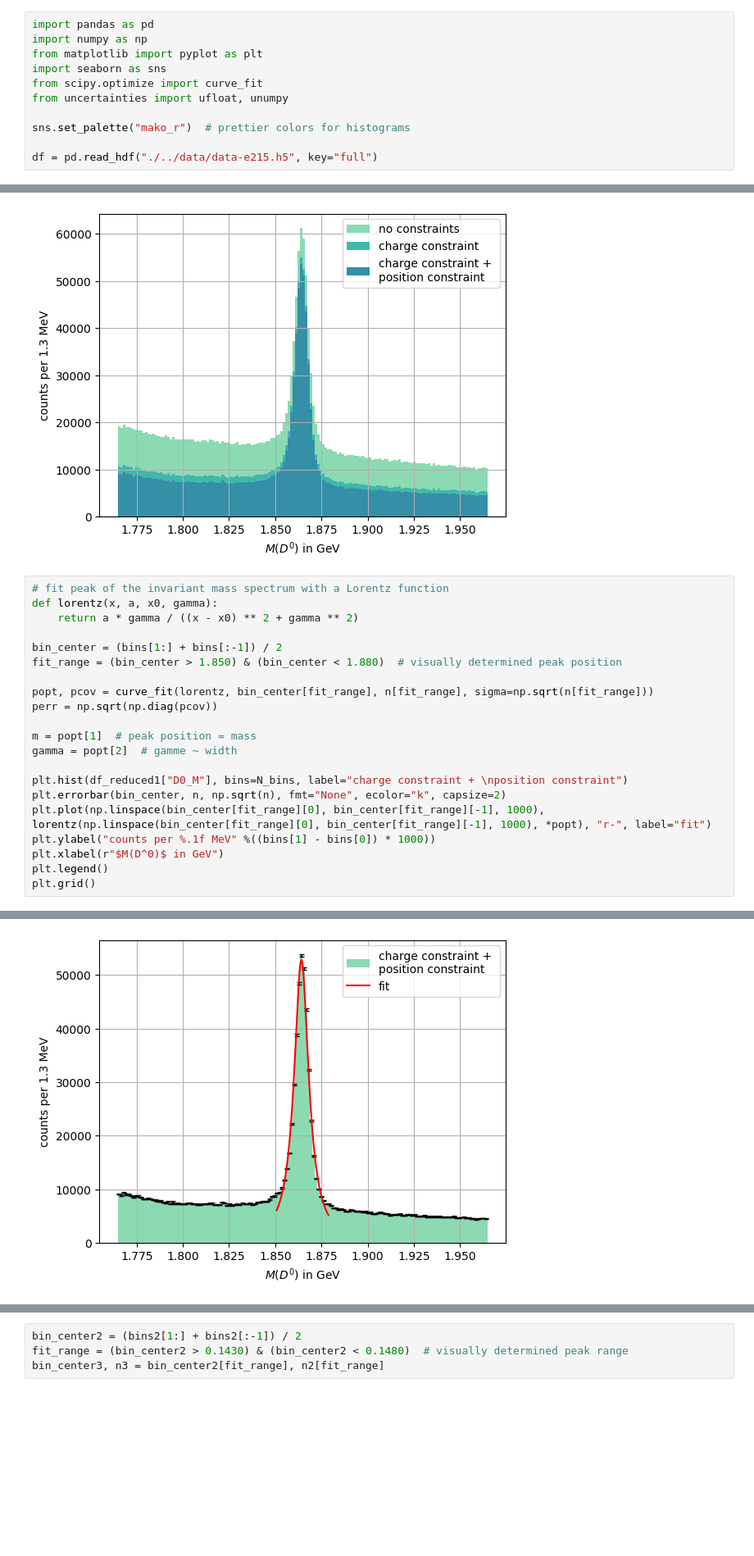
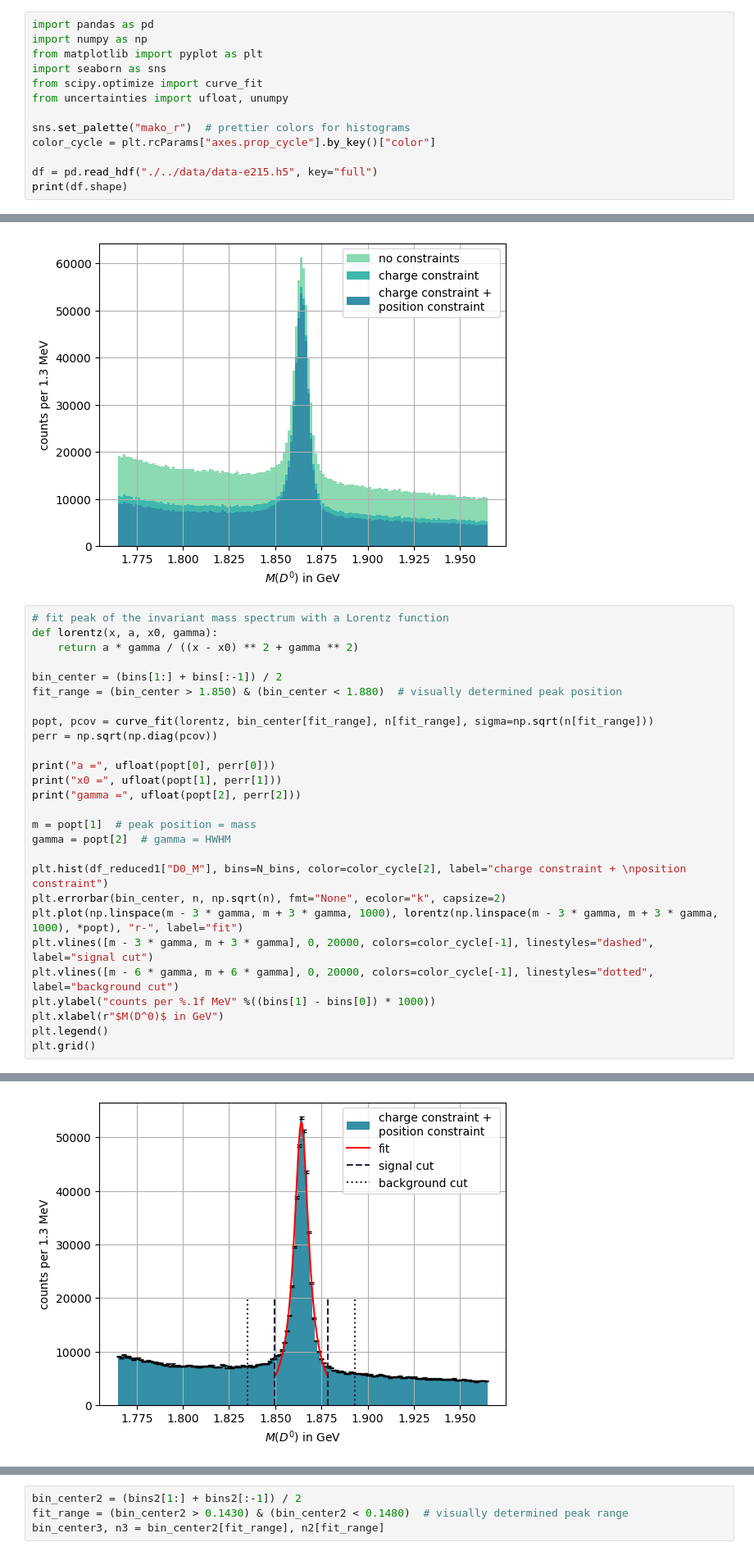
Before and after one commit to martludw/Advanced-Lab-Course, a Jupyter notebook: E215/notebooks/belleII_analysis.ipynb, the cells around one changed output, grey strips where cells are left out. Shown at 82% size. Drawn from its saved outputs; the diff is of its cells as text; blank space fills up the shorter version.

```diff
--- a/E215/notebooks/belleII_analysis.ipynb
+++ b/E215/notebooks/belleII_analysis.ipynb
@@ -7,5 +7,7 @@ from scipy.optimize import curve_fit
 from uncertainties import ufloat, unumpy
 
 sns.set_palette("mako_r")  # prettier colors for histograms
+color_cycle = plt.rcParams["axes.prop_cycle"].by_key()["color"]
 
 df = pd.read_hdf("./../data/data-e215.h5", key="full")
+print(df.shape)
@@ -83,12 +87,18 @@ fit_range = (bin_center > 1.850) & (bin_center < 1.880)  # visually determined p
 popt, pcov = curve_fit(lorentz, bin_center[fit_range], n[fit_range], sigma=np.sqrt(n[fit_range]))
 perr = np.sqrt(np.diag(pcov))
 
+print("a =", ufloat(popt[0], perr[0]))
+print("x0 =", ufloat(popt[1], perr[1]))
+print("gamma =", ufloat(popt[2], perr[2]))
+
 m = popt[1]  # peak position = mass
-gamma = popt[2]  # gamme ~ width
+gamma = popt[2]  # gamma = HWHM
 
-plt.hist(df_reduced1["D0_M"], bins=N_bins, label="charge constraint + \nposition constraint")
+plt.hist(df_reduced1["D0_M"], bins=N_bins, color=color_cycle[2], label="charge constraint + \nposition constraint")
 plt.errorbar(bin_center, n, np.sqrt(n), fmt="None", ecolor="k", capsize=2)
-plt.plot(np.linspace(bin_center[fit_range][0], bin_center[fit_range][-1], 1000), lorentz(np.linspace(bin_center[fit_range][0], bin_center[fit_range][-1], 1000), *popt), "r-", label="fit")
+plt.plot(np.linspace(m - 3 * gamma, m + 3 * gamma, 1000), lorentz(np.linspace(m - 3 * gamma, m + 3 * gamma, 1000), *popt), "r-", label="fit")
+plt.vlines([m - 3 * gamma, m + 3 * gamma], 0, 20000, colors=color_cycle[-1], linestyles="dashed", label="signal cut")
+plt.vlines([m - 6 * gamma, m + 6 * gamma], 0, 20000, colors=color_cycle[-1], linestyles="dotted", label="background cut")
 plt.ylabel("counts per %.1f MeV" %((bins[1] - bins[0]) * 1000))
 plt.xlabel(r"$M(D^0)$ in GeV")
 plt.legend()
@@ -97,4 +110,4 @@ plt.grid()
-[figure, old version]
+[figure, new version]
 # %%
 
 peak_fit = (bin_center < (m + 6 * gamma)) & (bin_center > (m - 6 * gamma))  # mask for the peak position
```
Also changed, not shown: parts of 20 cells of this notebook.
